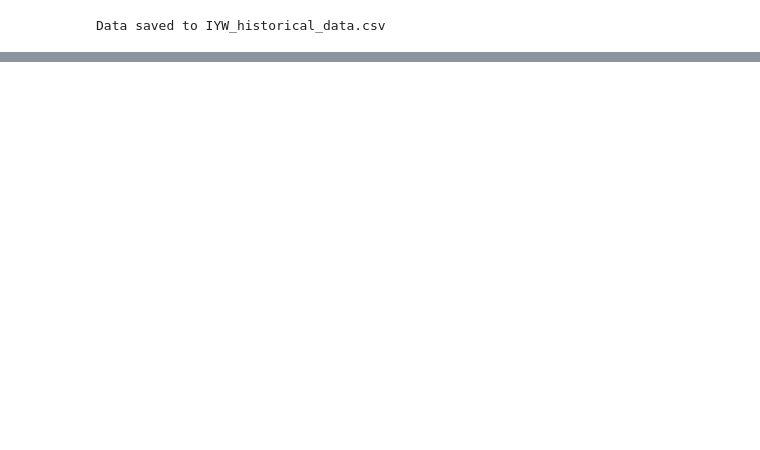
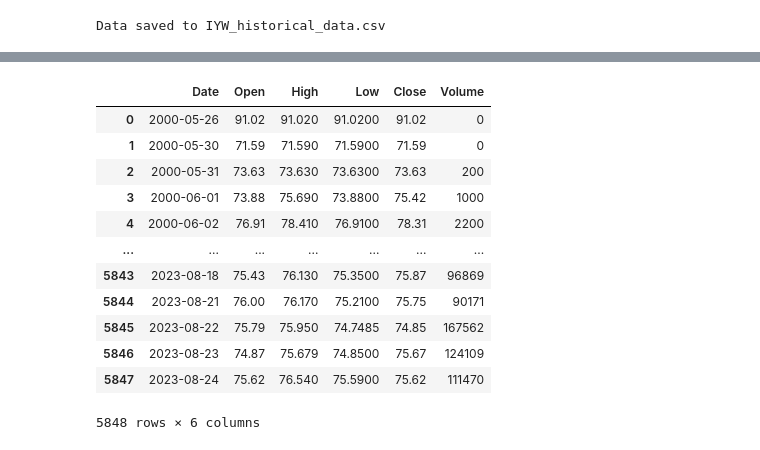
Before and after one commit to chyj0805/Project_2, a Jupyter notebook: Data_Prepareation.ipynb, the cells around one changed output, grey strips where cells are left out. Drawn from its saved outputs; the diff is of its cells as text; code cells hidden in the pictures; blank space fills up the shorter version.

```diff
--- a/Data_Prepareation.ipynb
+++ b/Data_Prepareation.ipynb
@@ -57,0 +82,16 @@ Data saved to IYW_historical_data.csv
+# %%
+df_IYF
+# %% [output]
+|  | Date | Open | High | Low | Close | Volume |
+| 0 | 2000-05-26 | 91.02 | 91.020 | 91.0200 | 91.02 | 0 |
+| 1 | 2000-05-30 | 71.59 | 71.590 | 71.5900 | 71.59 | 0 |
+| 2 | 2000-05-31 | 73.63 | 73.630 | 73.6300 | 73.63 | 200 |
+| 3 | 2000-06-01 | 73.88 | 75.690 | 73.8800 | 75.42 | 1000 |
+| 4 | 2000-06-02 | 76.91 | 78.410 | 76.9100 | 78.31 | 2200 |
+| ... | ... | ... | ... | ... | ... | ... |
+| 5843 | 2023-08-18 | 75.43 | 76.130 | 75.3500 | 75.87 | 96869 |
+| 5844 | 2023-08-21 | 76.00 | 76.170 | 75.2100 | 75.75 | 90171 |
+| 5845 | 2023-08-22 | 75.79 | 75.950 | 74.7485 | 74.85 | 167562 |
+| 5846 | 2023-08-23 | 74.87 | 75.679 | 74.8500 | 75.67 | 124109 |
+| 5847 | 2023-08-24 | 75.62 | 76.540 | 75.5900 | 75.62 | 111470 |
+5848 rows × 6 columns
```
Also changed, not shown: parts of 5 cells of this notebook.
